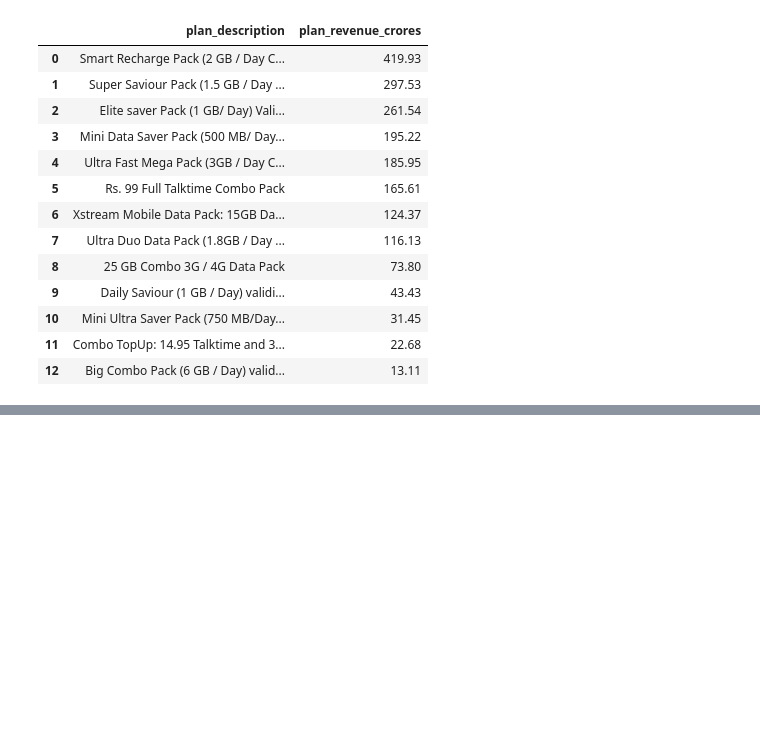
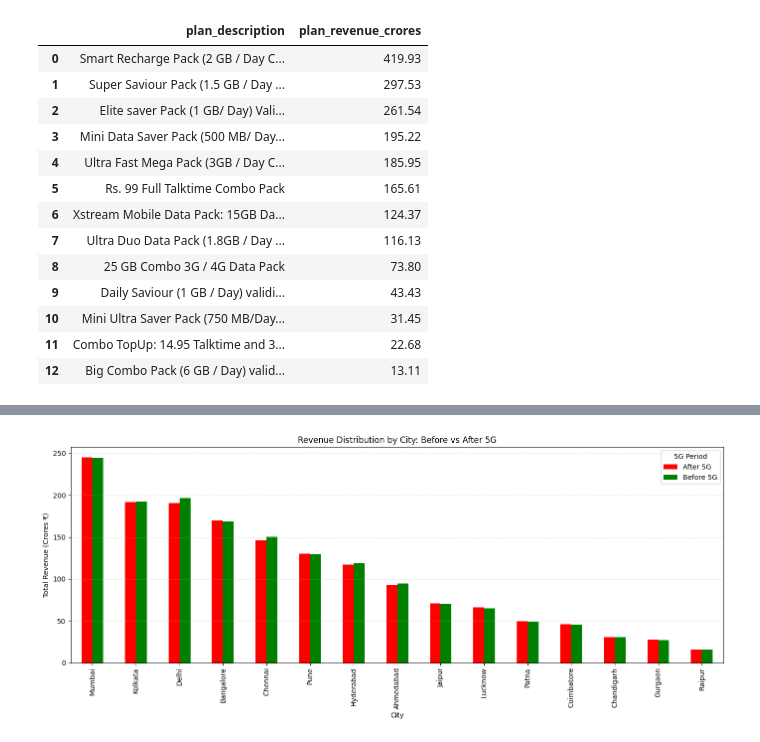
Before and after one commit to Shandeep-Raula/Pre-vs-Post-5G-Performance-Insights-and-KPI-Analysis, a Jupyter notebook: Python/EDA.ipynb, the cells around one changed output, grey strips where cells are left out. Drawn from its saved outputs; the diff is of its cells as text; code cells hidden in the pictures; blank space fills up the shorter version.

```diff
--- a/Python/EDA.ipynb
+++ b/Python/EDA.ipynb
@@ -459,0 +465,13 @@ plt.show()
+# %%
+revenue_merged = fact_atliqo_metrics.merge(dim_date[['date', 'before/after_5g']], on='date')
+revenue_merged = revenue_merged.merge(dim_cities, on='city_code')
+
+
+city_revenue_5g = revenue_merged.groupby(['city_name', 'before/after_5g'])['atliqo_revenue_crores'].sum().reset_index()
+
+
+revenue_pivot = city_revenue_5g.pivot(index='city_name', columns='before/after_5g', values='atliqo_revenue_crores').fillna(0)
+
+
+print("🏙️ Revenue Distribution by City (Before vs After 5G) in Cr:")
+display(revenue_pivot.sort_values('After 5G', ascending=False))
@@ -459,0 +497,14 @@ plt.show()
+# %%
+revenue_pivot_sorted = revenue_pivot.sort_values(by='After 5G', ascending=False)
+
+revenue_pivot_sorted.plot(kind='bar', figsize=(14, 6), color=['Red', 'Green'])
+plt.title("Revenue Distribution by City: Before vs After 5G")
+plt.xlabel("City")
+plt.ylabel("Total Revenue (Crores ₹)")
+plt.xticks(rotation=90)
+plt.legend(title="5G Period")
+plt.grid(axis='y', linestyle='--', alpha=0.4)
+plt.tight_layout()
+plt.show()
+# %% [output]
+[figure, added]
```
Also changed, not shown: parts of 8 cells of this notebook.
